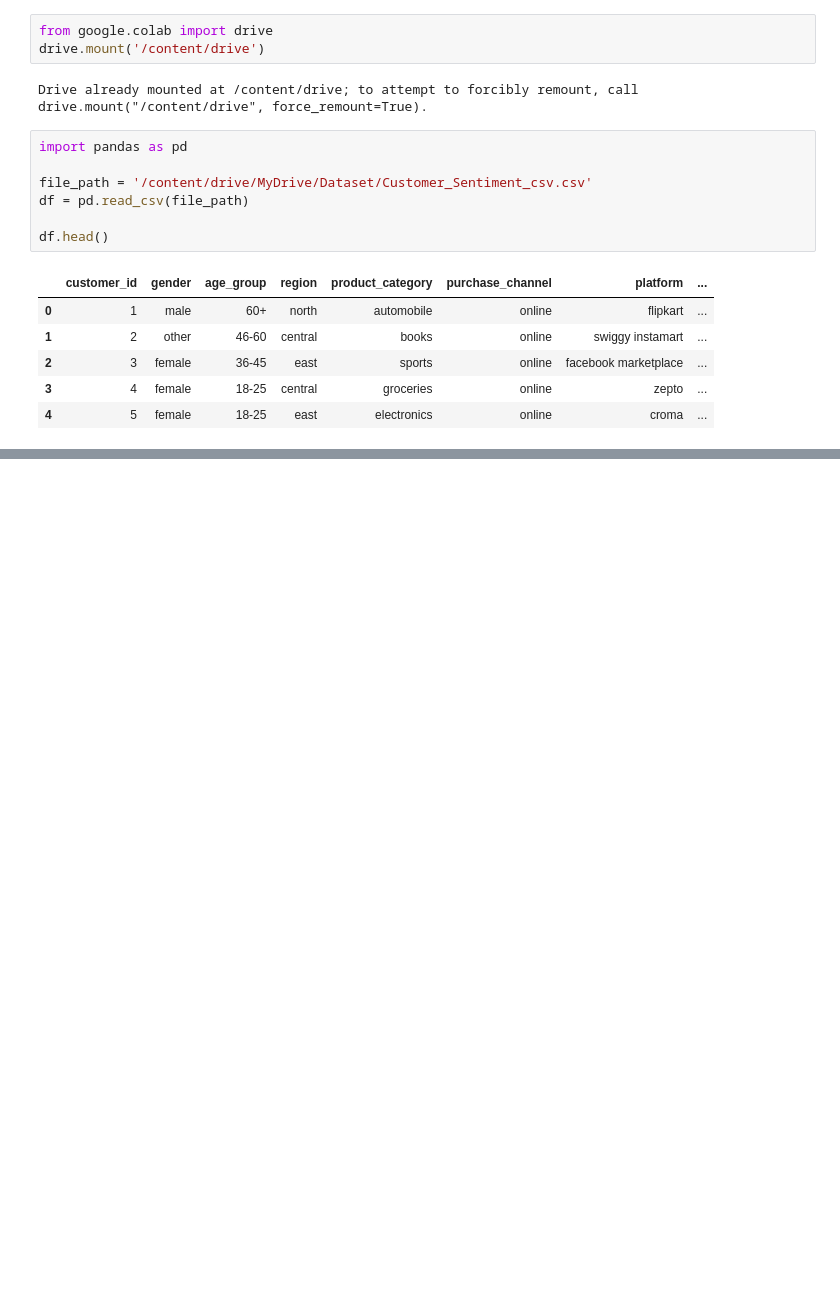
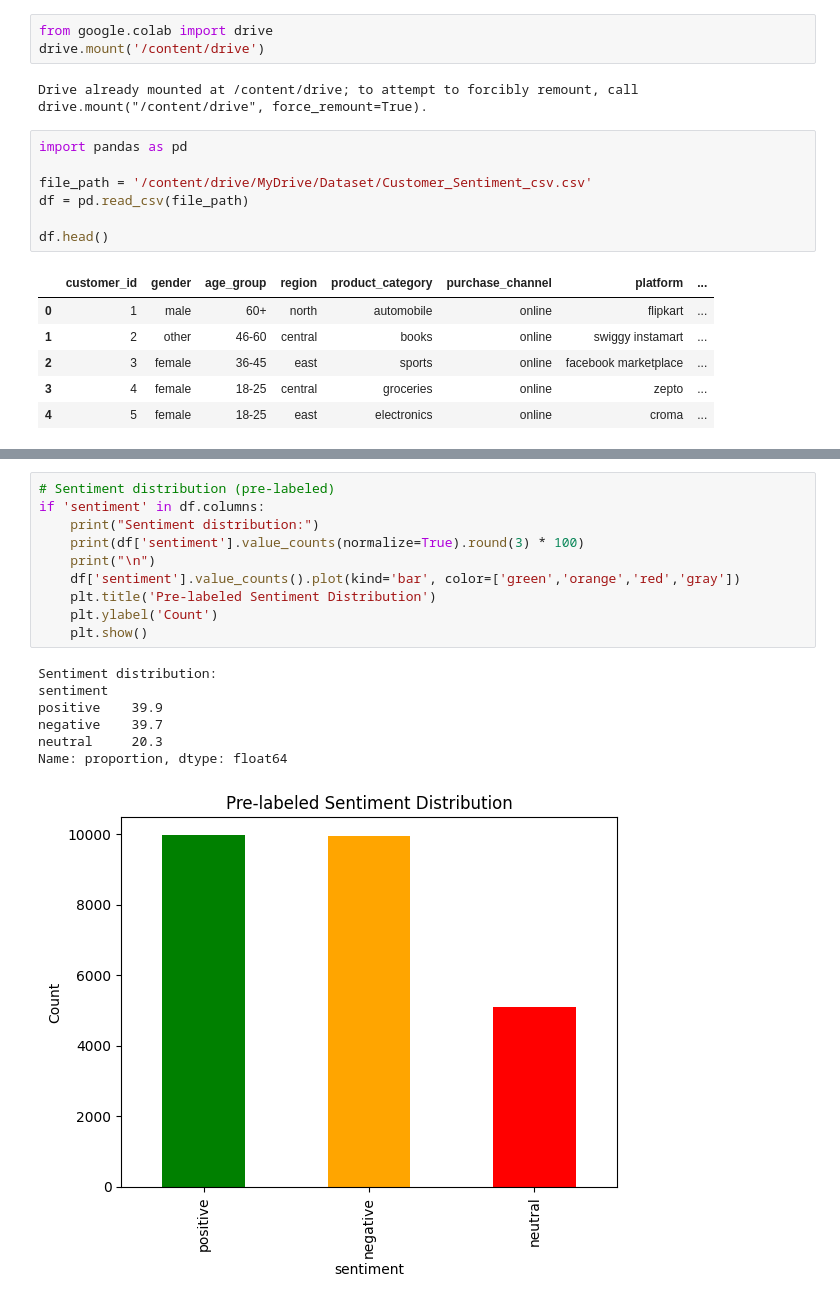
Before and after one commit to snehal100/customer-issue-nlp-classifier, a Jupyter notebook: issue_classifier.ipynb, the cells around one changed output, grey strips where cells are left out. Drawn from its saved outputs; the diff is of its cells as text; blank space fills up the shorter version.

```diff
--- a/issue_classifier.ipynb
+++ b/issue_classifier.ipynb
@@ -21,0 +61,18 @@ df.head()
+# %%
+# Sentiment distribution (pre-labeled)
+if 'sentiment' in df.columns:
+    print("Sentiment distribution:")
+    print(df['sentiment'].value_counts(normalize=True).round(3) * 100)
+    print("\n")
+    df['sentiment'].value_counts().plot(kind='bar', color=['green','orange','red','gray'])
+    plt.title('Pre-labeled Sentiment Distribution')
+    plt.ylabel('Count')
+    plt.show()
+# %% [output]
+Sentiment distribution:
+sentiment
+positive    39.9
+negative    39.7
+neutral     20.3
+Name: proportion, dtype: float64
+[figure, added]
```
Also changed, not shown: parts of 14 cells of this notebook.
